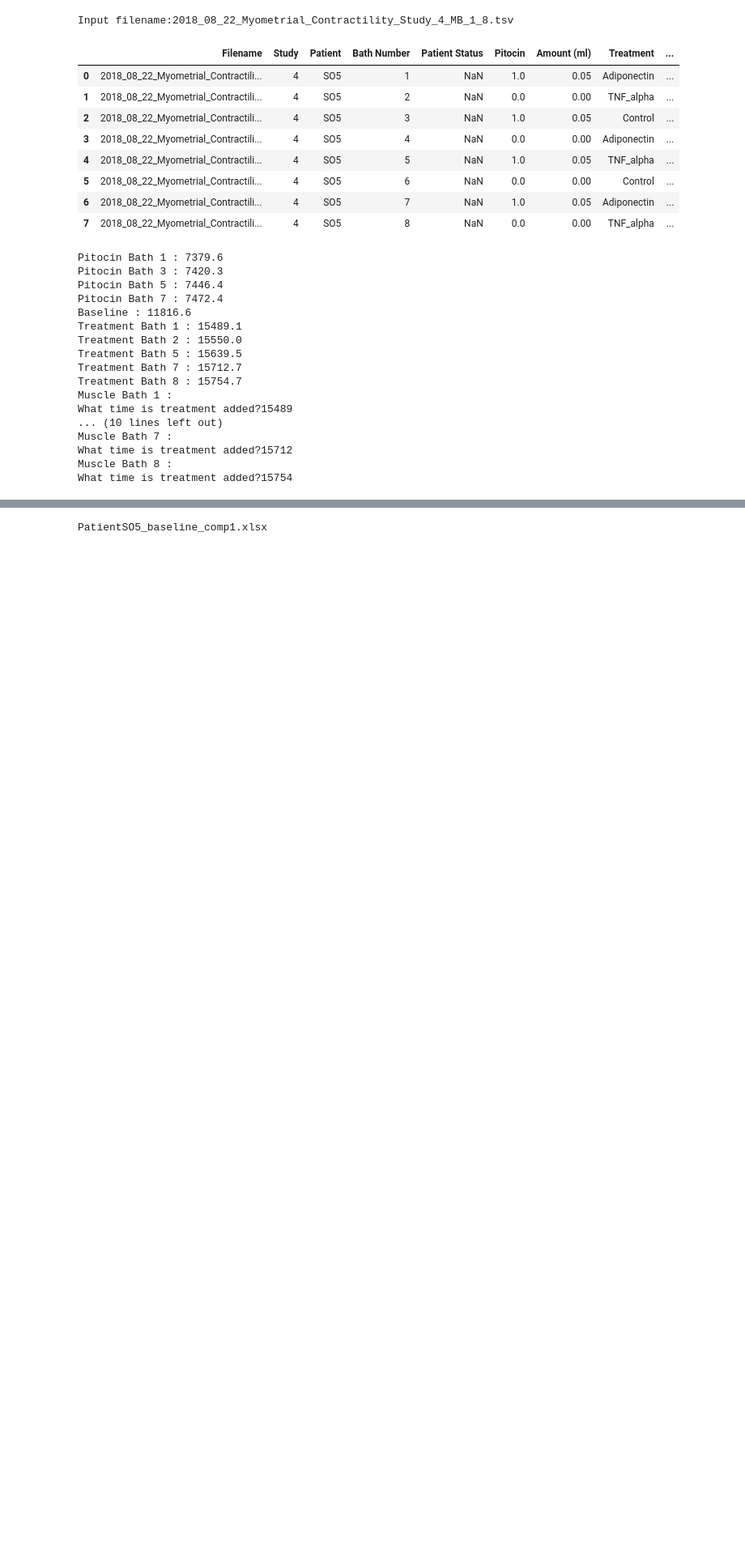
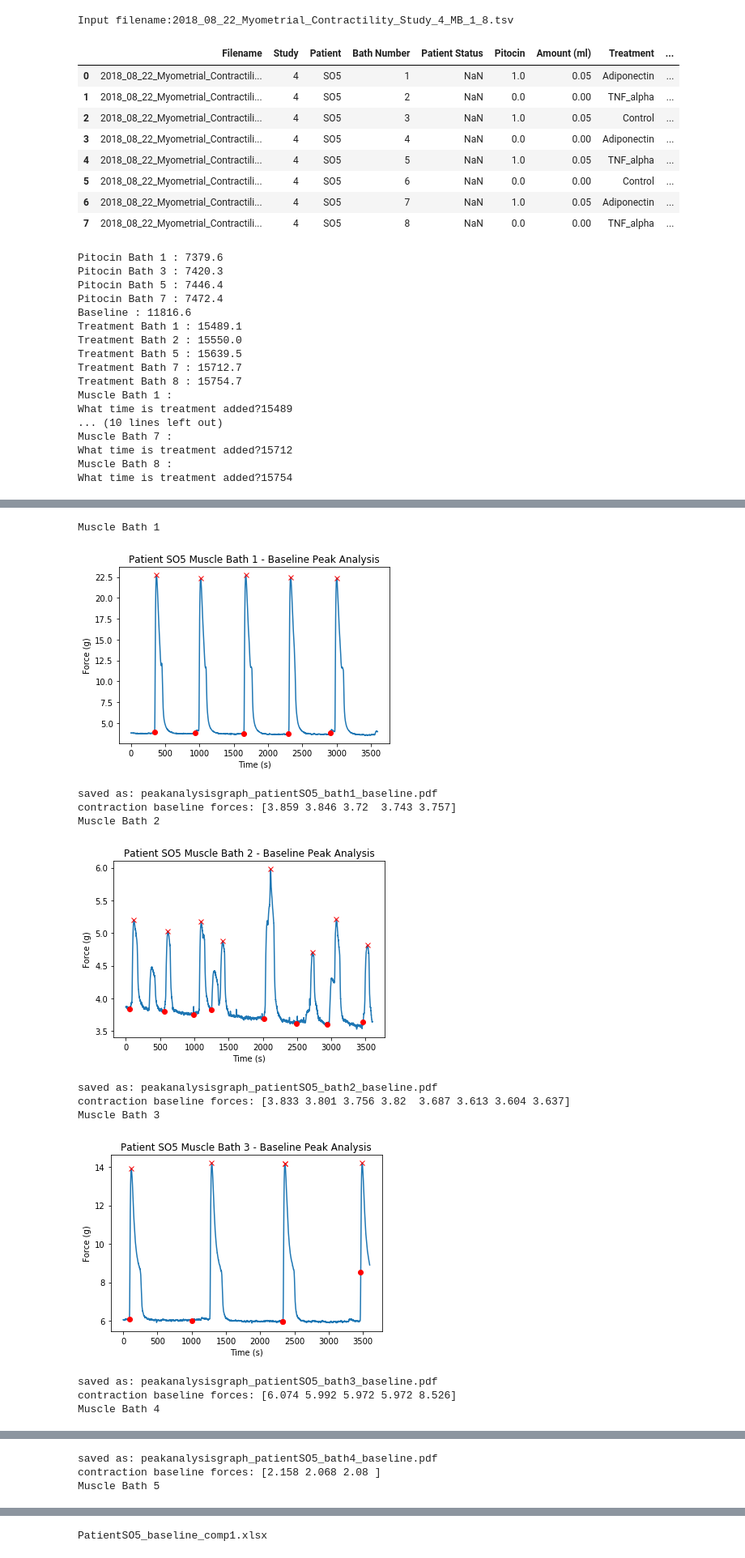
Before and after one commit to wupchurc/Muscle-Bath, a Jupyter notebook: Myometrial Contractility.ipynb, the cells around one changed output, grey strips where cells are left out. Shown at 81% size. Drawn from its saved outputs; the diff is of its cells as text; code cells hidden in the pictures; blank space fills up the shorter version.

```diff
--- a/Myometrial Contractility.ipynb
+++ b/Myometrial Contractility.ipynb
@@ -275,0 +192,58 @@ Muscle Bath 6
+# %%
+#contraction baseline force determination, peak analysis graphs
+
+#create list for contraction baseline forces
+base = []
+#loop through muscle baths
+for mb in range(len(df_ref)):
+    #determine bath number
+    bath = df_ref.iloc[mb]["Bath Number"]
+    print("Muscle Bath",bath)
+    #create figure to plot on
+    f = plt.figure()
+    #plot baseline force data for each muscle bath
+    plt.plot(np.array(baseline_array_list[mb]))
+    #label plot
+    plt.title("Patient "+list(df_ref['Patient'])[x]+" Muscle Bath "+str(bath)+" - Baseline Peak Analysis")
+    plt.ylabel("Force (g)")
+    plt.xlabel("Time (s)")
+    #use peak_widths function to determine the widths of contractions
+    widths = peak_widths(baseline_array_list[mb],locmax_indx_list[mb],0.99)
+    #create storage list for contraction baseline force
+    storagelist = []
+    #loop through each contraction, use info stored in widths variable
+    #from the peak_widths function to determine the left baseline force
+    for contract_num in range(len(locmax_indx_list[mb])):
+        #determine left baseline indx
+        left_basex = int(widths[2][contract_num])
+        #determine left baseline force
+        left_basey = np.array(baseline_array_list[mb])[left_basex]
+        #plot left baseline force on plot
+        plt.plot(left_basex,left_basey,'ro')
+        #store this muscle baths contraction baseline forces
+        storagelist.append(left_basey)
+    #loop through contraction peaks and plot the maximum
+    for counter, peak in enumerate(locmax_list[mb]):
+        plt.plot(locmax_indx_list[mb][counter],peak,'rx')
+    plt.show()
+    #save plots as pdf
+    savestring = "peakanalysisgraph_" + "patient"+(list(df_ref['Patient'])[x])+"_"+"bath"+str(bath)+"_baseline"+'.pdf'
+    print("saved as:",savestring)
+    f.savefig(savestring,sep = '')
+    #store contraction baseline forces
+    base.append(np.array(storagelist))
+    print("contraction baseline forces:",base[mb])
+# %% [output]
+Muscle Bath 1
+[figure, added]
+saved as: peakanalysisgraph_patientSO5_bath1_baseline.pdf
+contraction baseline forces: [3.859 3.846 3.72  3.743 3.757]
+Muscle Bath 2
+[figure, added]
+saved as: peakanalysisgraph_patientSO5_bath2_baseline.pdf
+contraction baseline forces: [3.833 3.801 3.756 3.82  3.687 3.613 3.604 3.637]
+Muscle Bath 3
+[figure, added]
+saved as: peakanalysisgraph_patientSO5_bath3_baseline.pdf
+contraction baseline forces: [6.074 5.992 5.972 5.972 8.526]
+Muscle Bath 4
@@ -275,0 +251,3 @@ Muscle Bath 6
+saved as: peakanalysisgraph_patientSO5_bath4_baseline.pdf
+contraction baseline forces: [2.158 2.068 2.08 ]
+Muscle Bath 5
```
Also changed, not shown: parts of 16 cells of this notebook.
